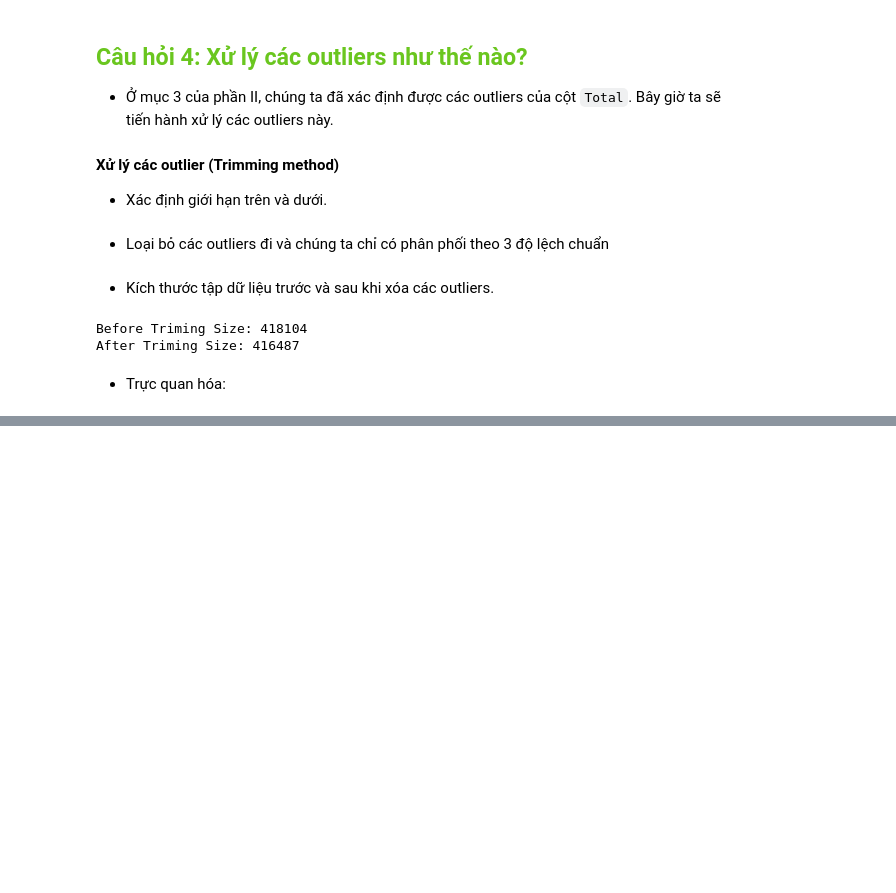
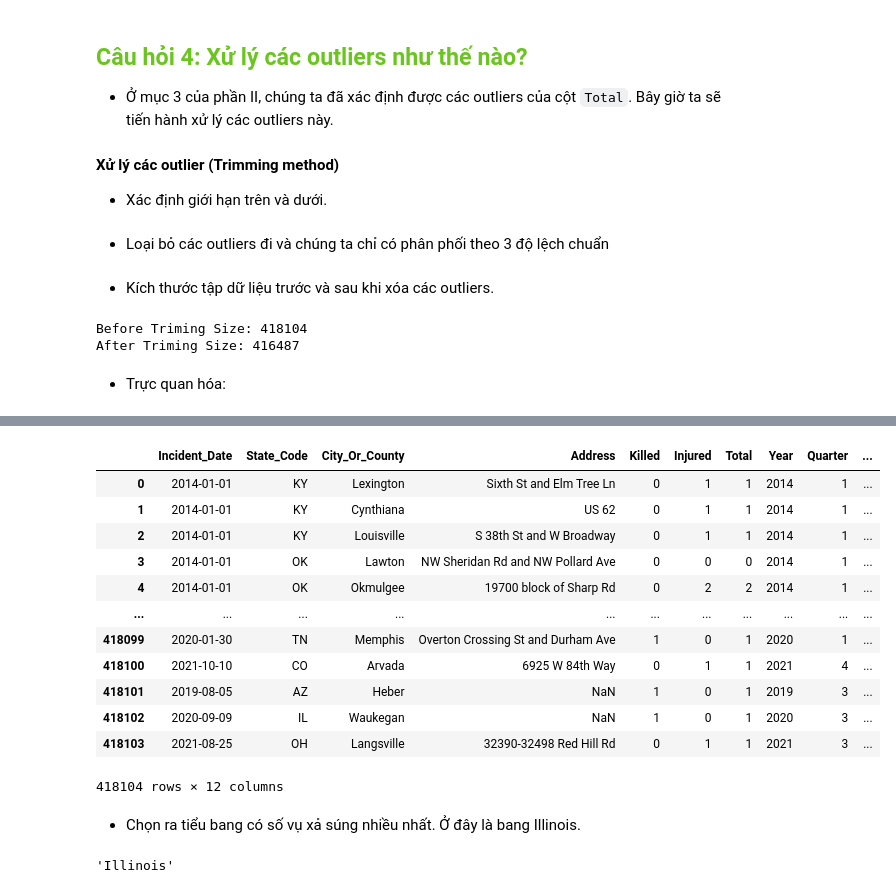
Before and after one commit to NgoDangQuang/KHDLUD, a Jupyter notebook: 1712888_18120526_18120527_19120633.ipynb, the cells around one changed output, grey strips where cells are left out. Saved outputs shown, nothing was run; the diff lists cells and outputs as text; code cells hidden in the pictures; blank space fills up the shorter version.

```diff
--- a/1712888_18120526_18120527_19120633.ipynb
+++ b/1712888_18120526_18120527_19120633.ipynb
@@ -986,0 +997,23 @@ plt.show()
+# %%
+df.reset_index(drop = True)
+# %% [output]
+|  | Incident_Date | State_Code | City_Or_County | Address | Killed | Injured | Total | Year | Quarter | ... |
+| 0 | 2014-01-01 | KY | Lexington | Sixth St and Elm Tree Ln | 0 | 1 | 1 | 2014 | 1 | ... |
+| 1 | 2014-01-01 | KY | Cynthiana | US 62 | 0 | 1 | 1 | 2014 | 1 | ... |
+| 2 | 2014-01-01 | KY | Louisville | S 38th St and W Broadway | 0 | 1 | 1 | 2014 | 1 | ... |
+| 3 | 2014-01-01 | OK | Lawton | NW Sheridan Rd and NW Pollard Ave | 0 | 0 | 0 | 2014 | 1 | ... |
+| 4 | 2014-01-01 | OK | Okmulgee | 19700 block of Sharp Rd | 0 | 2 | 2 | 2014 | 1 | ... |
+| ... | ... | ... | ... | ... | ... | ... | ... | ... | ... | ... |
+| 418099 | 2020-01-30 | TN | Memphis | Overton Crossing St and Durham Ave | 1 | 0 | 1 | 2020 | 1 | ... |
+| 418100 | 2021-10-10 | CO | Arvada | 6925 W 84th Way | 0 | 1 | 1 | 2021 | 4 | ... |
+| 418101 | 2019-08-05 | AZ | Heber | NaN | 1 | 0 | 1 | 2019 | 3 | ... |
+| 418102 | 2020-09-09 | IL | Waukegan | NaN | 1 | 0 | 1 | 2020 | 3 | ... |
+| 418103 | 2021-08-25 | OH | Langsville | 32390-32498 Red Hill Rd | 0 | 1 | 1 | 2021 | 3 | ... |
+418104 rows × 12 columns
+# %% [markdown]
+- Chọn ra tiểu bang có số vụ xả súng nhiều nhất. Ở đây là bang Illinois.
+# %%
+STATE = df['State_Name'].value_counts().keys()[0]
+STATE
+# %% [output]
+'Illinois'
```
Also changed, not shown: parts of 44 cells of this notebook.
